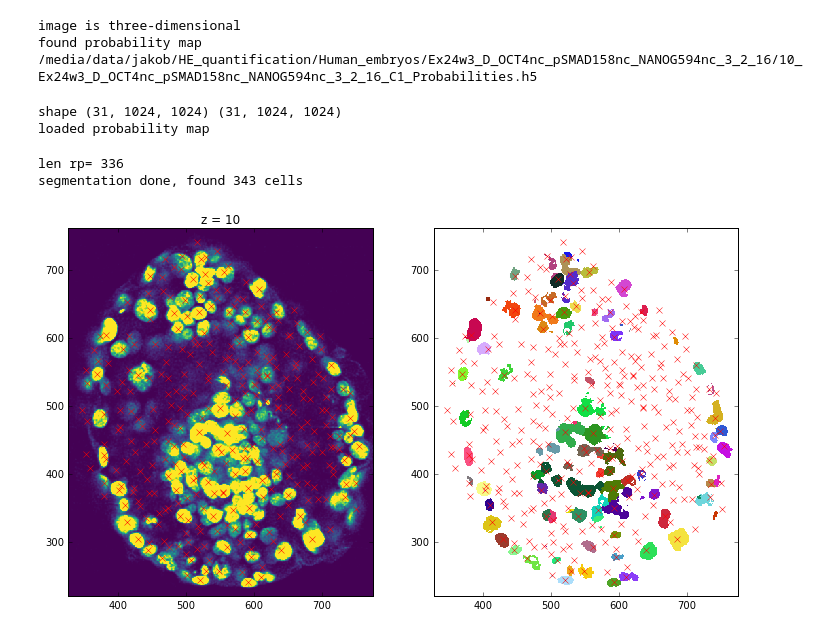
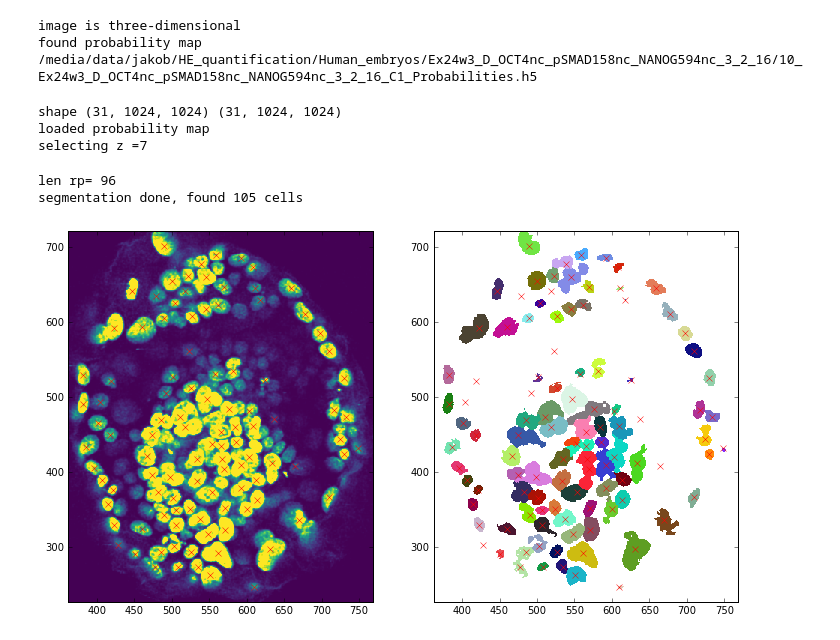
Before and after one commit to jjmetzger/stemcell_segmentation, a Jupyter notebook: HE_quantification.ipynb, the cells around one changed output. Cells and saved outputs as stored; diff of their text form; code cells hidden in the pictures.

```diff
--- a/HE_quantification.ipynb
+++ b/HE_quantification.ipynb
@@ -14,7 +14,7 @@ reload(watershed3d)
 # %%
 file1_nuc = '/media/data/jakob/HE_quantification/Human_embryos/Ex24w3_D_OCT4nc_pSMAD158nc_NANOG594nc_3_2_16/10_Ex24w3_D_OCT4nc_pSMAD158nc_NANOG594nc_3_2_16_C1.tif'
 # file1_nuc = '/Users/jakob/Documents/RU/Data/HE_quantification/Human_embryos/Ex24w3_D_OCT4nc_pSMAD158nc_NANOG594nc_3_2_16/10_Ex24w3_D_OCT4nc_pSMAD158nc_NANOG594nc_3_2_16_C1.tif'
-w = watershed3d.Ws3d(file1_nuc)
+w = watershed3d.Ws3d(file1_nuc, z=7)
 # %% [output]
 image is three-dimensional
 found probability map /media/data/jakob/HE_quantification/Human_embryos/Ex24w3_D_OCT4nc_pSMAD158nc_NANOG594nc_3_2_16/10_Ex24w3_D_OCT4nc_pSMAD158nc_NANOG594nc_3_2_16_C1_Probabilities.h5
@@ -25,9 +25,11 @@ w.load_mask(prob=0.5)
 # %% [output]
 shape (31, 1024, 1024) (31, 1024, 1024)
 loaded probability map
+selecting z =7
 # %%
-w.segment(do_not_use_object_classifier=1, sigma=(2,4,4), min_distance=2)
+# w.segment(do_not_use_object_classifier=1, sigma=(2,4,4), min_distance=2)
+w.segment(do_not_use_object_classifier=1, sigma=(5,5), min_distance=2)
 # %% [output]
-len rp= 336
-segmentation done, found 343 cells
+len rp= 96
+segmentation done, found 105 cells
 # %%
@@ -35,4 +37,4 @@ segmentation done, found 343 cells
 # %%
-w.show_segmentation(z=10)
+w.show_segmentation()
 # %% [output]
-[figure, old version]
+[figure, new version]
```
Also changed, not shown: parts of 2 cells of this notebook, 4 other files.
